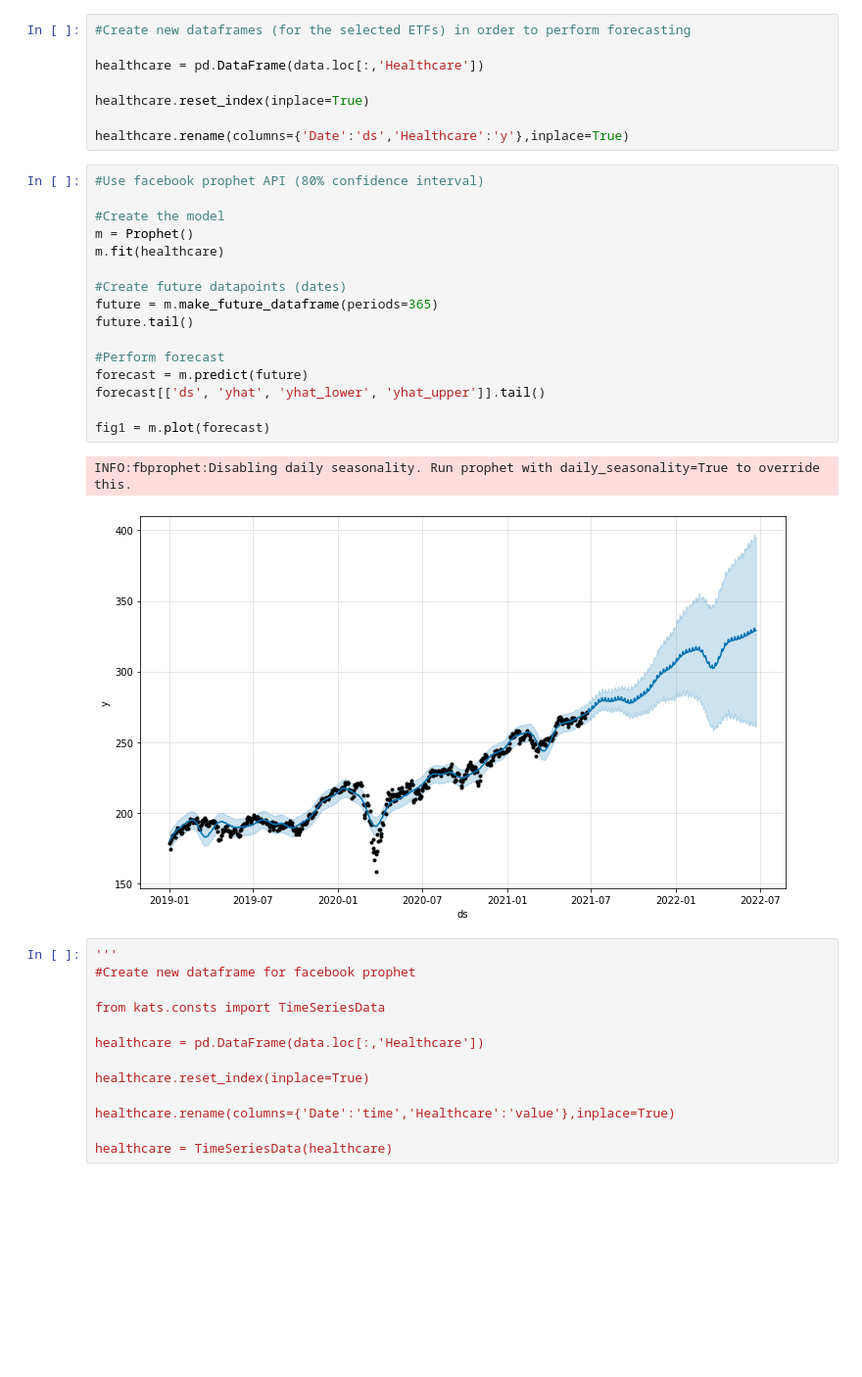
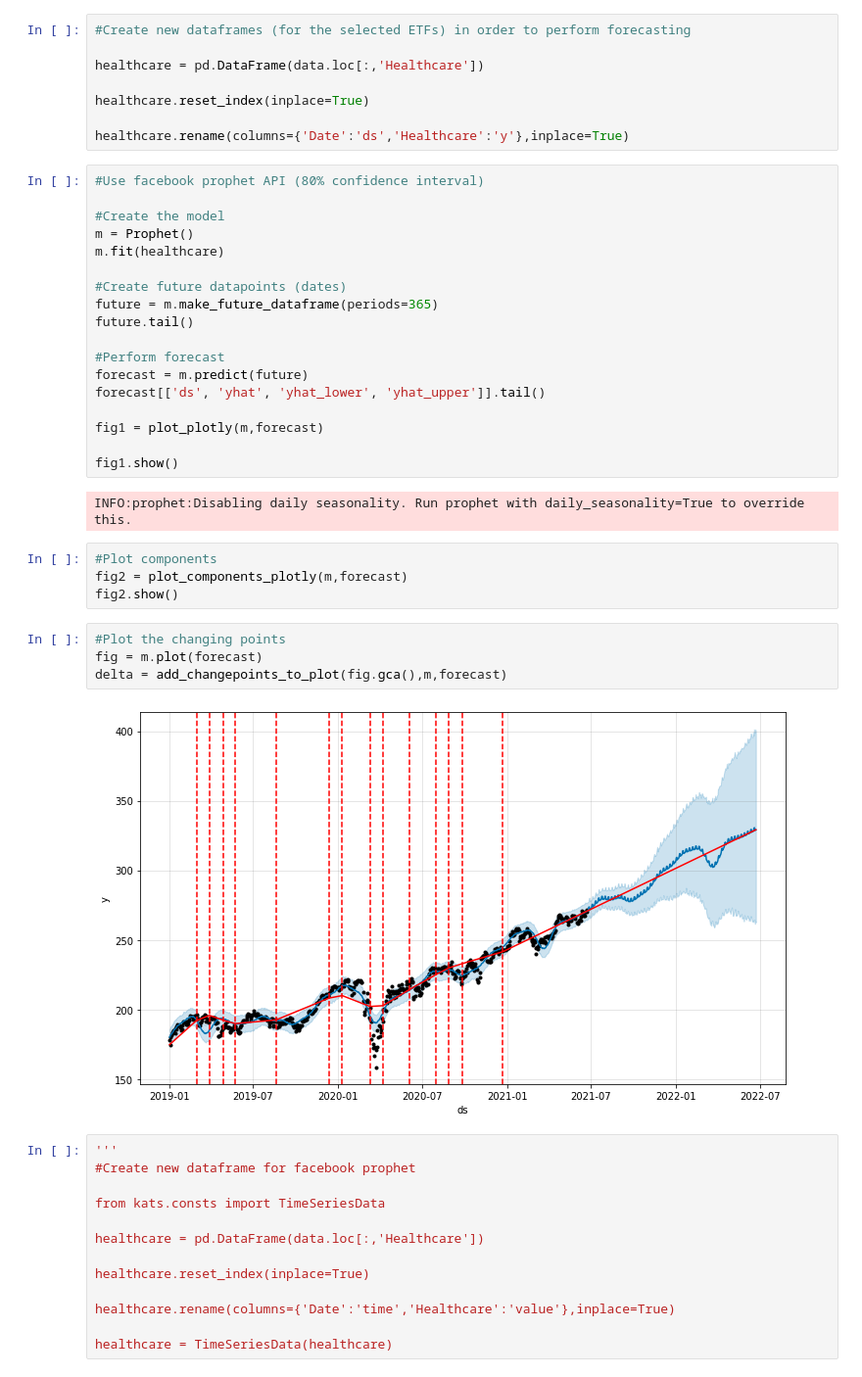
Before and after one commit to Romeo-LEON/hackathon-beihang-university, a Jupyter notebook: Code/Hackathon.ipynb, the cells around one changed output. Shown at 98% size. Drawn from its saved outputs; the diff is of its cells as text; blank space fills up the shorter version.

Commit message:
Forecast

```diff
--- a/Code/Hackathon.ipynb
+++ b/Code/Hackathon.ipynb
@@ -87,10 +91,21 @@ future.tail()
 forecast = m.predict(future)
 forecast[['ds', 'yhat', 'yhat_lower', 'yhat_upper']].tail()
 
-fig1 = m.plot(forecast)
+fig1 = plot_plotly(m,forecast)
+
+fig1.show()
 # %% [output]
-INFO:fbprophet:Disabling daily seasonality. Run prophet with daily_seasonality=True to override this.
+INFO:prophet:Disabling daily seasonality. Run prophet with daily_seasonality=True to override this.
-[figure, removed]
+# %%
+#Plot components
+fig2 = plot_components_plotly(m,forecast)
+fig2.show()
+# %%
+#Plot the changing points
+fig = m.plot(forecast)
+delta = add_changepoints_to_plot(fig.gca(),m,forecast)
+# %% [output]
+[figure, added]
 # %%
 '''
 #Create new dataframe for facebook prophet
```
Also changed, not shown: parts of 2 cells of this notebook.
